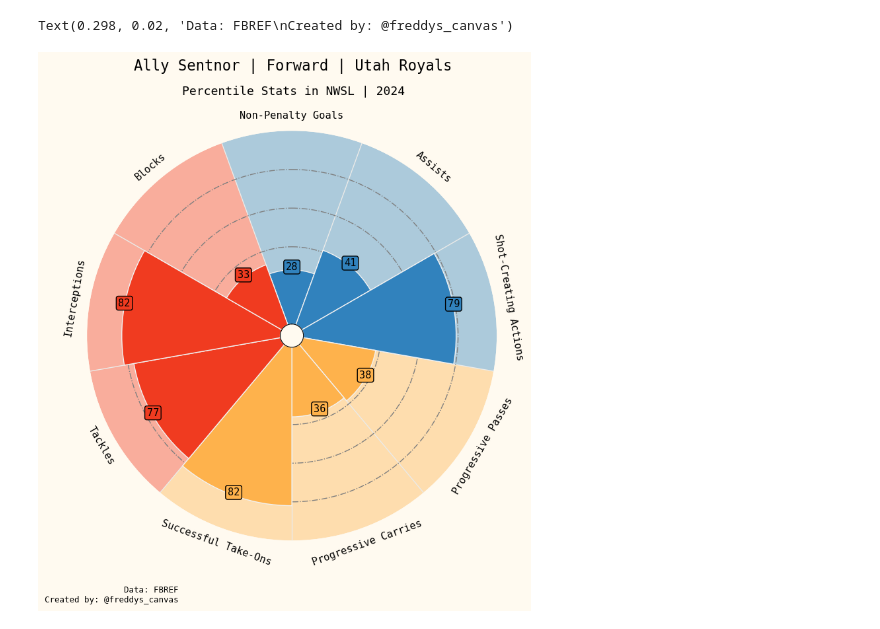
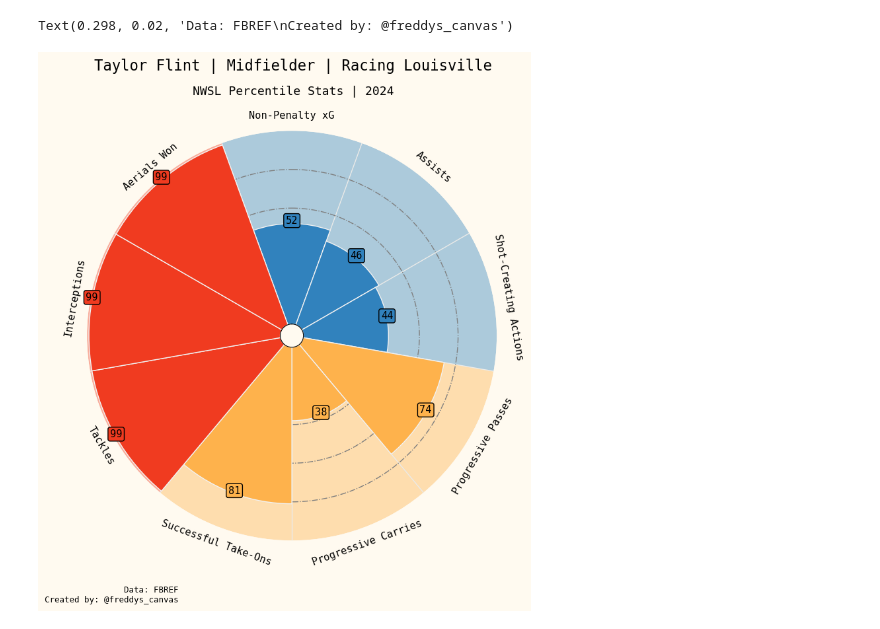
Before and after one commit to FreddyAdongo/football-analytics, a Jupyter notebook: NWSL Visuals/player-plots.ipynb, the cells around one changed output. Drawn from its saved outputs; the diff is of its cells as text; code cells hidden in the pictures.

Commit message:
Created Taylor Flint pizza chart

```diff
--- a/NWSL Visuals/player-plots.ipynb
+++ b/NWSL Visuals/player-plots.ipynb
@@ -14,12 +7,12 @@ font_bold = FontManager('https://github.com/openmaptiles/fonts/blob/0bcd6431ec82
 # %%
 #add parameters and values
-params = ["Non-Penalty Goals", "Assists", "Shot-Creating Actions",
+params = ["Non-Penalty xG", "Assists", "Shot-Creating Actions",
          "Progressive Passes", "Progressive Carries", "Successful Take-Ons",
-         "Tackles", "Interceptions", "Blocks"]
+         "Tackles", "Interceptions", "Aerials Won"]
 
-values = [28, 41, 79,
-         38, 36, 82,
-         77, 82, 33]
+values = [52, 46, 44,
+         74, 38, 81,
+         99, 99, 99]
 # %%
 # color for the slices and text
 slice_colors = ["#3182bd"] * 3 + ["#feb24c"] * 3 + ["#f03b20"] * 3
@@ -66,34 +59,34 @@ fig, ax = baker.make_pizza(
 # add title
 fig.text(
     x=0.515,
     y=0.975,
-    s="Ally Sentnor | Forward | Utah Royals",
+    s="Taylor Flint | Midfielder | Racing Louisville",
     size=16,
     ha="center",
     va='center',
     fontfamily='monospace', color="#000000"
 )
 
 # add subtitle
 fig.text(
     x=0.515,
     y=0.930,
-    s="Percentile Stats in NWSL | 2024",
+    s="NWSL Percentile Stats | 2024",
     size=13,
     ha="center",
     va="center",
     fontfamily='monospace', color="#000000"
 )
 
 # add credits
 CREDIT_1 = "Data: FBREF"
 CREDIT_2 = "Created by: @freddys_canvas"
 fig.text(
     0.298, 0.02, f"{CREDIT_1}\n{CREDIT_2}", size=9,
     fontfamily='monospace', color="#000000",
     ha="right"
 )
 # %% [output]
 Text(0.298, 0.02, 'Data: FBREF\nCreated by: @freddys_canvas')
-[figure, old version]
+[figure, new version]
 # %%
```
Also changed, not shown: parts of 3 cells of this notebook.
